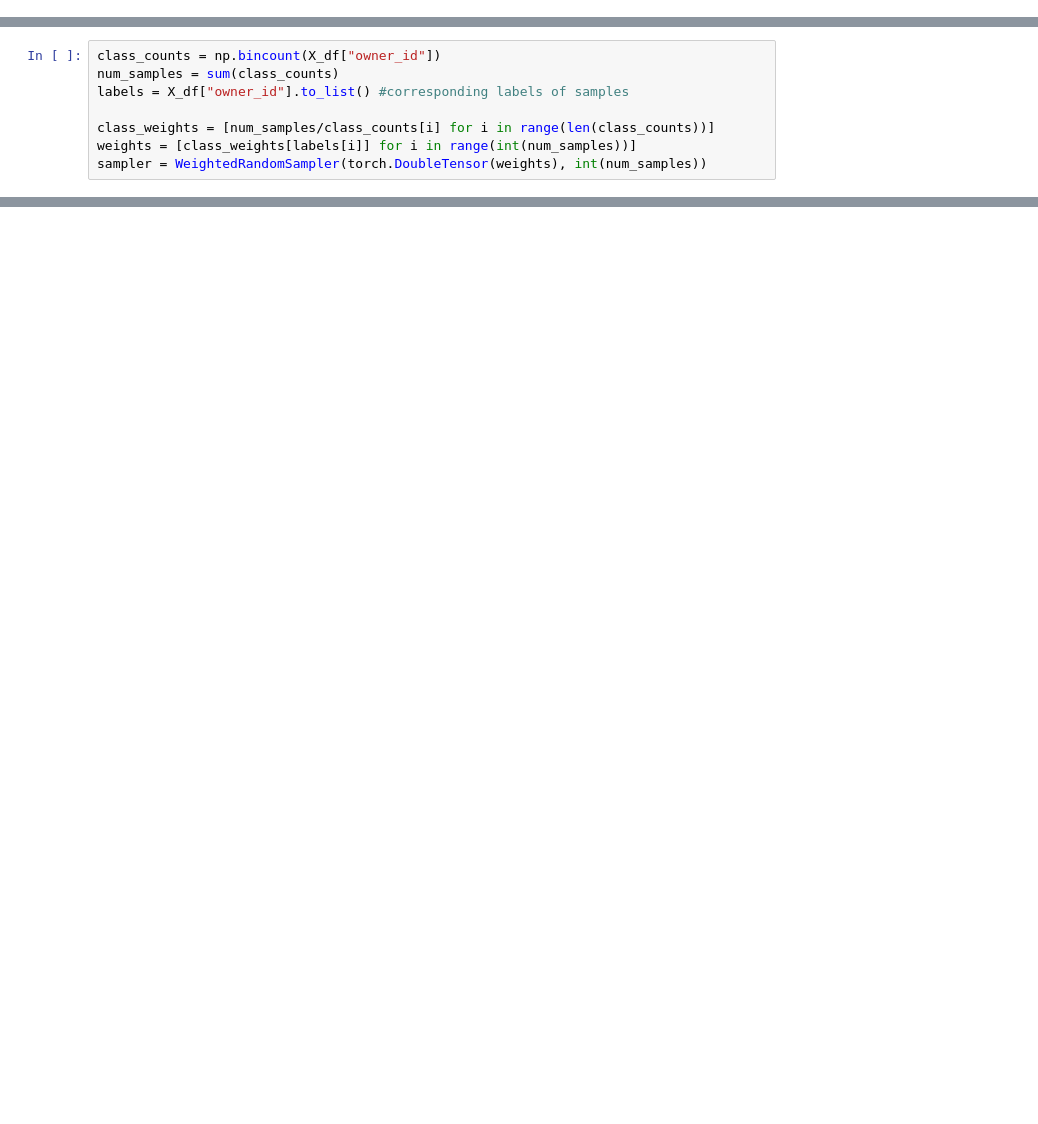
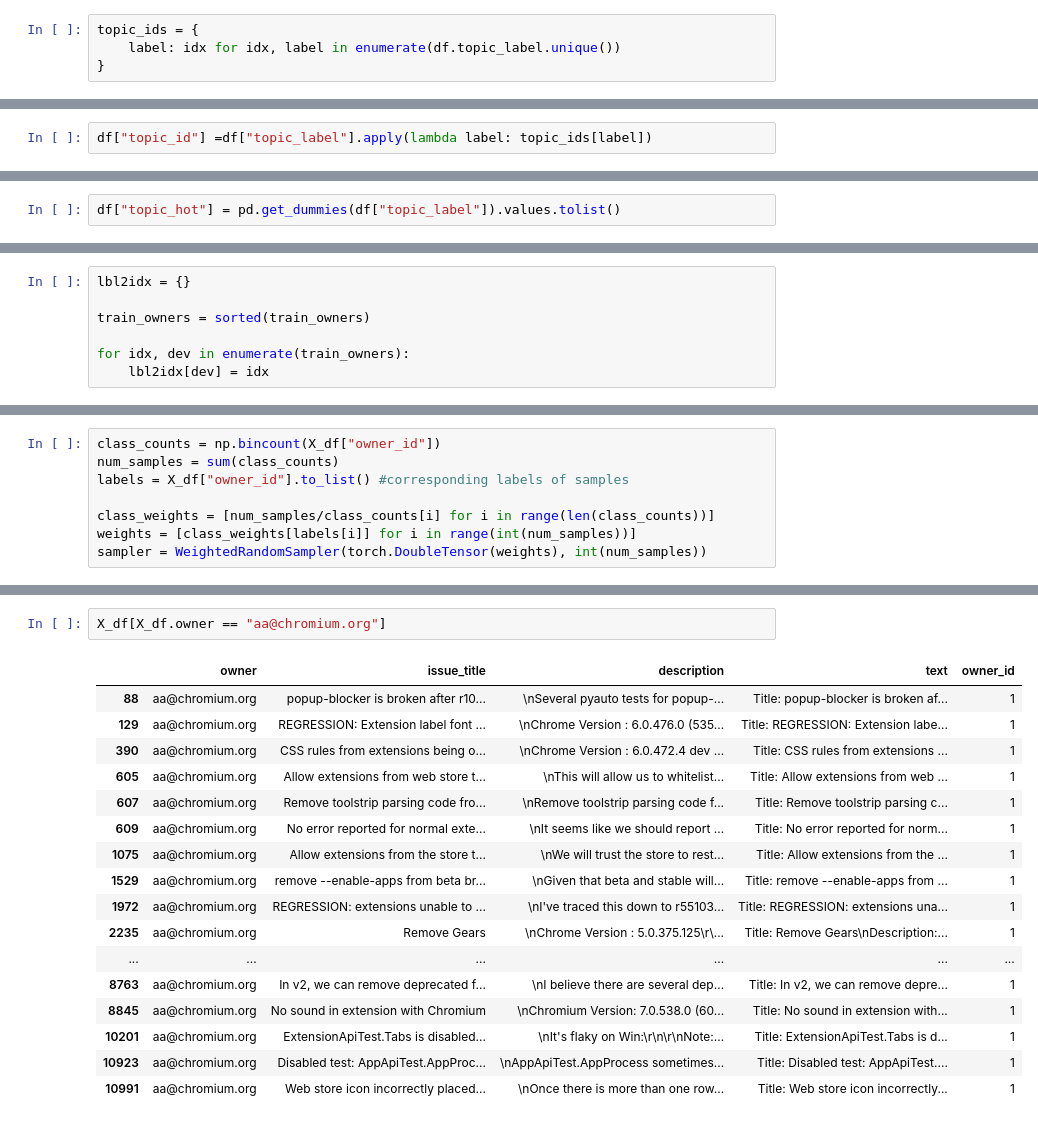
Before and after one commit to afifaniks/triagerX, a Jupyter notebook: notebook/train_lbtp_dt.ipynb, the cells around one changed output, grey strips where cells are left out. Drawn from its saved outputs; the diff is of its cells as text; blank space fills up the shorter version.

```diff
--- a/notebook/train_lbtp_dt.ipynb
+++ b/notebook/train_lbtp_dt.ipynb
@@ -55,0 +66,4 @@ Total number of issues: 109979
+# %%
+topic_ids = {
+    label: idx for idx, label in enumerate(df.topic_label.unique())
+}
@@ -55,0 +93,2 @@ Total number of issues: 109979
+# %%
+df["topic_id"] =df["topic_label"].apply(lambda label: topic_ids[label])
@@ -55,0 +112,2 @@ Total number of issues: 109979
+# %%
+df["topic_hot"] = pd.get_dummies(df["topic_label"]).values.tolist()
@@ -87,3 +156,10 @@ Training data: 7030, Validation data: 6095
+# %%
+lbl2idx = {}
+
+train_owners = sorted(train_owners)
+
+for idx, dev in enumerate(train_owners):
+    lbl2idx[dev] = idx
 # %%
 X_df["owner_id"] = X_df["owner"].apply(lambda owner: lbl2idx[owner])
 y_df["owner_id"] = y_df["owner"].apply(lambda owner: lbl2idx[owner])
@@ -194,0 +612,20 @@ KeyboardInterrupt:
+# %%
+X_df[X_df.owner == "aa@chromium.org"]
+# %% [output]
+|  | owner | issue_title | description | text | owner_id |
+| 88 | aa@chromium.org | popup-blocker is broken after r10... | \nSeveral pyauto tests for popup-... | Title: popup-blocker is broken af... | 1 |
+| 129 | aa@chromium.org | REGRESSION: Extension label font ... | \nChrome Version : 6.0.476.0 (535... | Title: REGRESSION: Extension labe... | 1 |
+| 390 | aa@chromium.org | CSS rules from extensions being o... | \nChrome Version : 6.0.472.4 dev ... | Title: CSS rules from extensions ... | 1 |
+| 605 | aa@chromium.org | Allow extensions from web store t... | \nThis will allow us to whitelist... | Title: Allow extensions from web ... | 1 |
+| 607 | aa@chromium.org | Remove toolstrip parsing code fro... | \nRemove toolstrip parsing code f... | Title: Remove toolstrip parsing c... | 1 |
+| 609 | aa@chromium.org | No error reported for normal exte... | \nIt seems like we should report ... | Title: No error reported for norm... | 1 |
+| 1075 | aa@chromium.org | Allow extensions from the store t... | \nWe will trust the store to rest... | Title: Allow extensions from the ... | 1 |
+| 1529 | aa@chromium.org | remove --enable-apps from beta br... | \nGiven that beta and stable will... | Title: remove --enable-apps from ... | 1 |
+| 1972 | aa@chromium.org | REGRESSION: extensions unable to ... | \nI've traced this down to r55103... | Title: REGRESSION: extensions una... | 1 |
+| 2235 | aa@chromium.org | Remove Gears | \nChrome Version : 5.0.375.125\r\... | Title: Remove Gears\nDescription:... | 1 |
+| ... | ... | ... | ... | ... | ... |
+| 8763 | aa@chromium.org | In v2, we can remove deprecated f... | \nI believe there are several dep... | Title: In v2, we can remove depre... | 1 |
+| 8845 | aa@chromium.org | No sound in extension with Chromium | \nChromium Version: 7.0.538.0 (60... | Title: No sound in extension with... | 1 |
+| 10201 | aa@chromium.org | ExtensionApiTest.Tabs is disabled... | \nIt's flaky on Win:\r\n\r\nNote:... | Title: ExtensionApiTest.Tabs is d... | 1 |
+| 10923 | aa@chromium.org | Disabled test: AppApiTest.AppProc... | \nAppApiTest.AppProcess sometimes... | Title: Disabled test: AppApiTest.... | 1 |
+| 10991 | aa@chromium.org | Web store icon incorrectly placed... | \nOnce there is more than one row... | Title: Web store icon incorrectly... | 1 |
```
Also changed, not shown: parts of 41 cells of this notebook, 6 other files.
